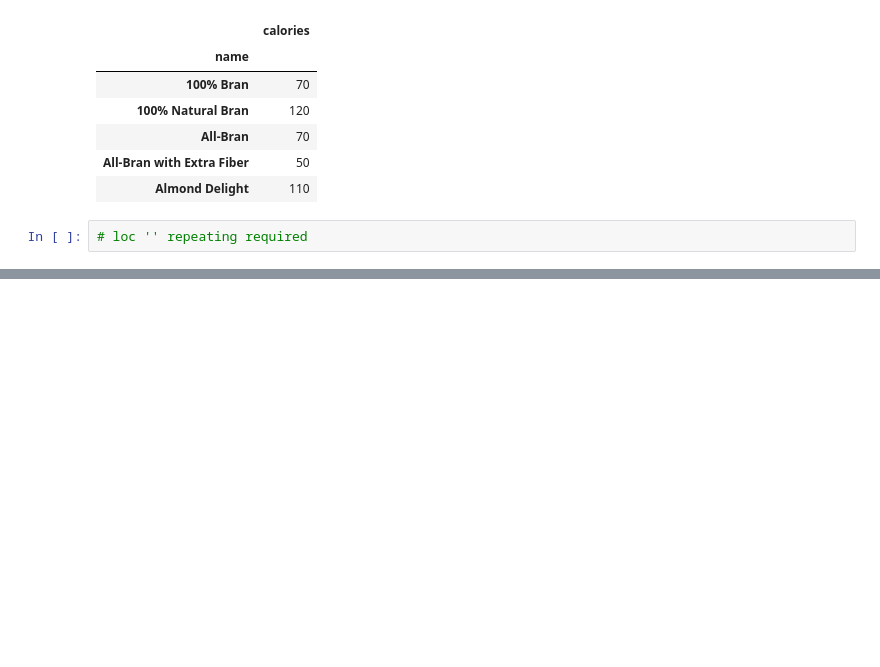
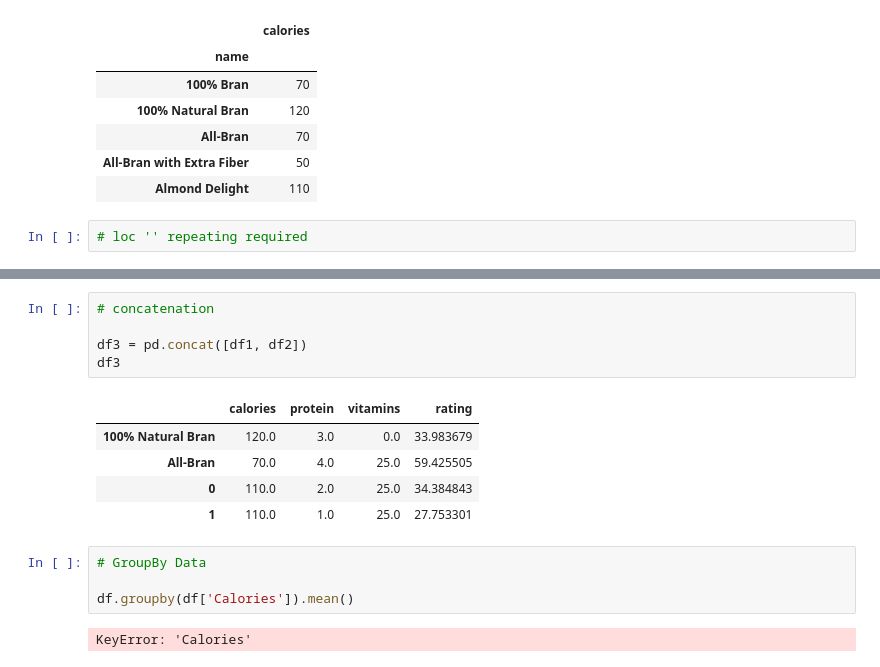
Before and after one commit to AttaUrRehman121/python, a Jupyter notebook: python_prectic/pandaLB.ipynb, the cells around one changed output, grey strips where cells are left out. Saved outputs shown, nothing was run; the diff lists cells and outputs as text; blank space fills up the shorter version.

```diff
--- a/python_prectic/pandaLB.ipynb
+++ b/python_prectic/pandaLB.ipynb
@@ -248,0 +323,17 @@ df[['calories']]
+# %%
+# concatenation
+
+df3 = pd.concat([df1, df2])
+df3
+# %% [output]
+|  | calories | protein | vitamins | rating |
+| 100% Natural Bran | 120.0 | 3.0 | 0.0 | 33.983679 |
+| All-Bran | 70.0 | 4.0 | 25.0 | 59.425505 |
+| 0 | 110.0 | 2.0 | 25.0 | 34.384843 |
+| 1 | 110.0 | 1.0 | 25.0 | 27.753301 |
+# %%
+# GroupBy Data
+
+df.groupby(df['Calories']).mean()
+# %% [output]
+KeyError: 'Calories'
```
Also changed, not shown: parts of 9 cells of this notebook, 1 other file.
